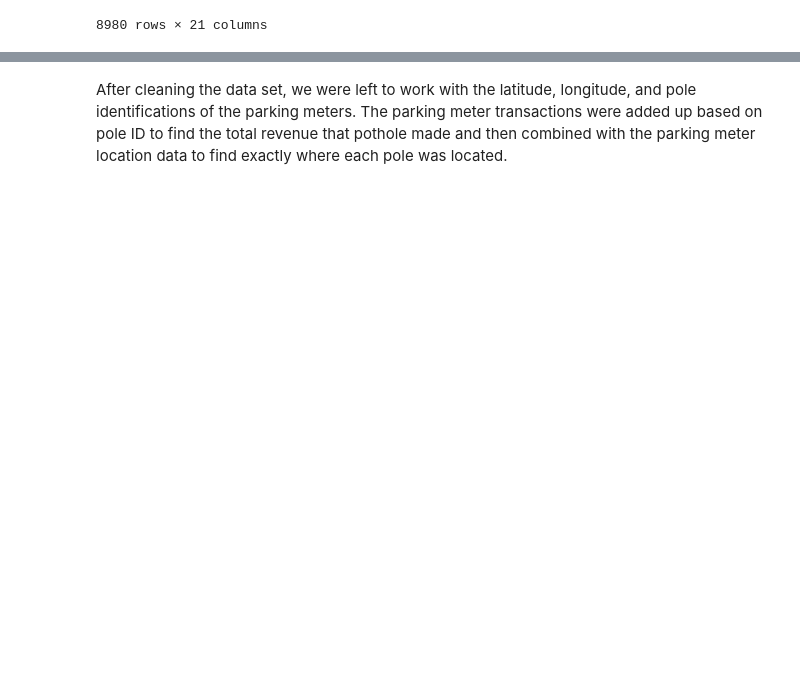
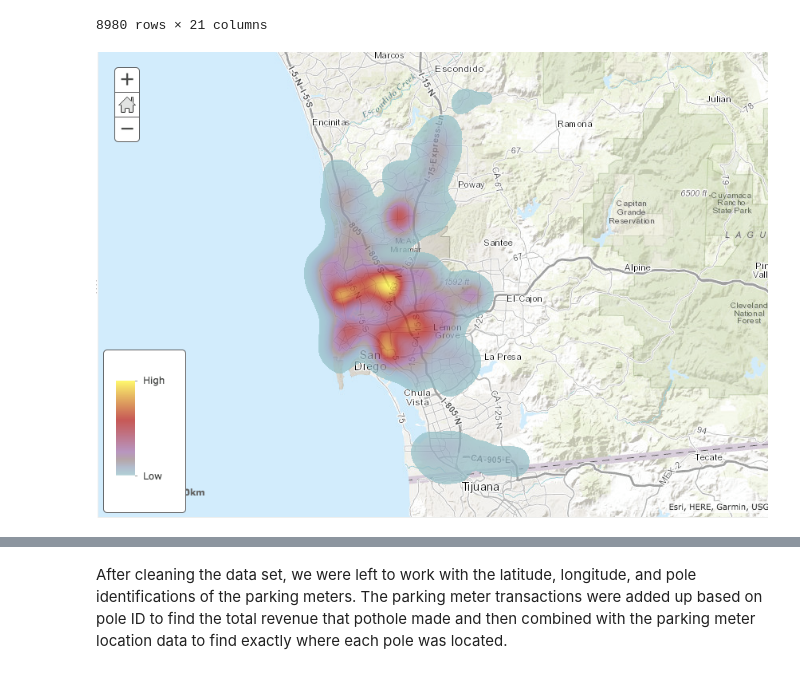
Before and after one commit to mac011/Pr_087, a Jupyter notebook: Pr_087_HackathonSubmission.ipynb, the cells around one changed output, grey strips where cells are left out. Saved outputs shown, nothing was run; the diff lists cells and outputs as text; code cells hidden in the pictures; blank space fills up the shorter version.

```diff
--- a/Pr_087_HackathonSubmission.ipynb
+++ b/Pr_087_HackathonSubmission.ipynb
@@ -83,4 +76,7 @@ open_pots
 | 8979 | 16303 | 0 | 0 | North Park | NaN | 1.0 | 2017-05-23 08:41:00 | 32.751491-117.132034 | ... |
 8980 rows × 21 columns
 # %%
-#heat map visualization
+#heat map visualization of open potholes
+Image("plots/openpots.png")
+# %% [output]
+[figure, added]
```
Also changed, not shown: parts of 20 cells of this notebook, 1 other file.
